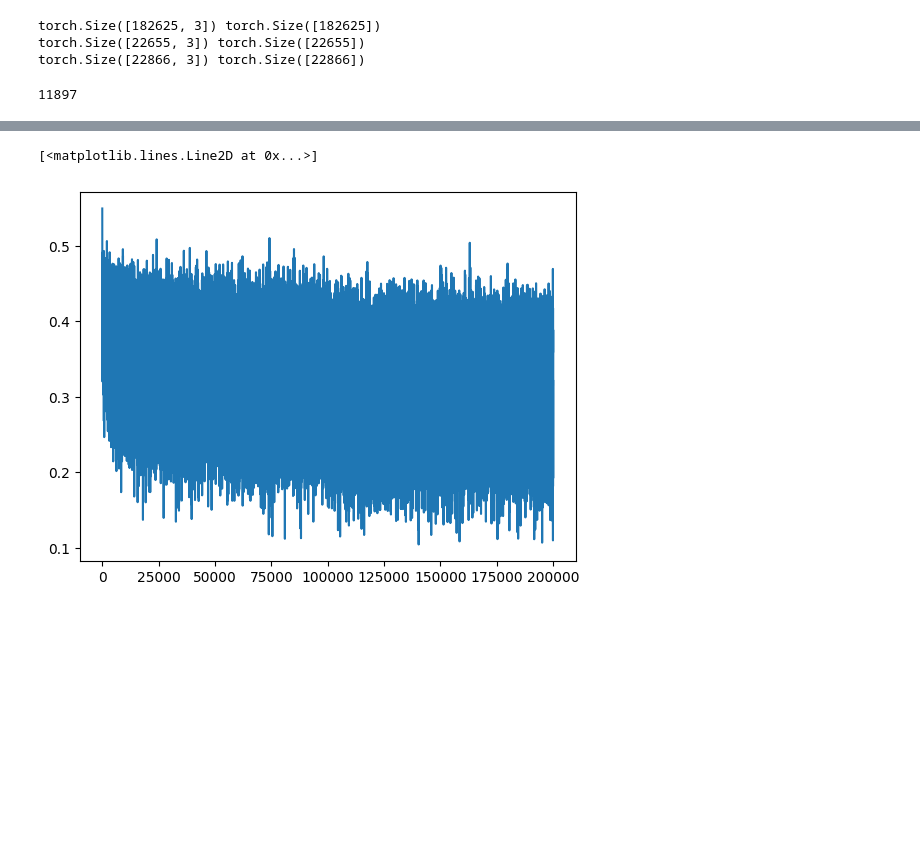
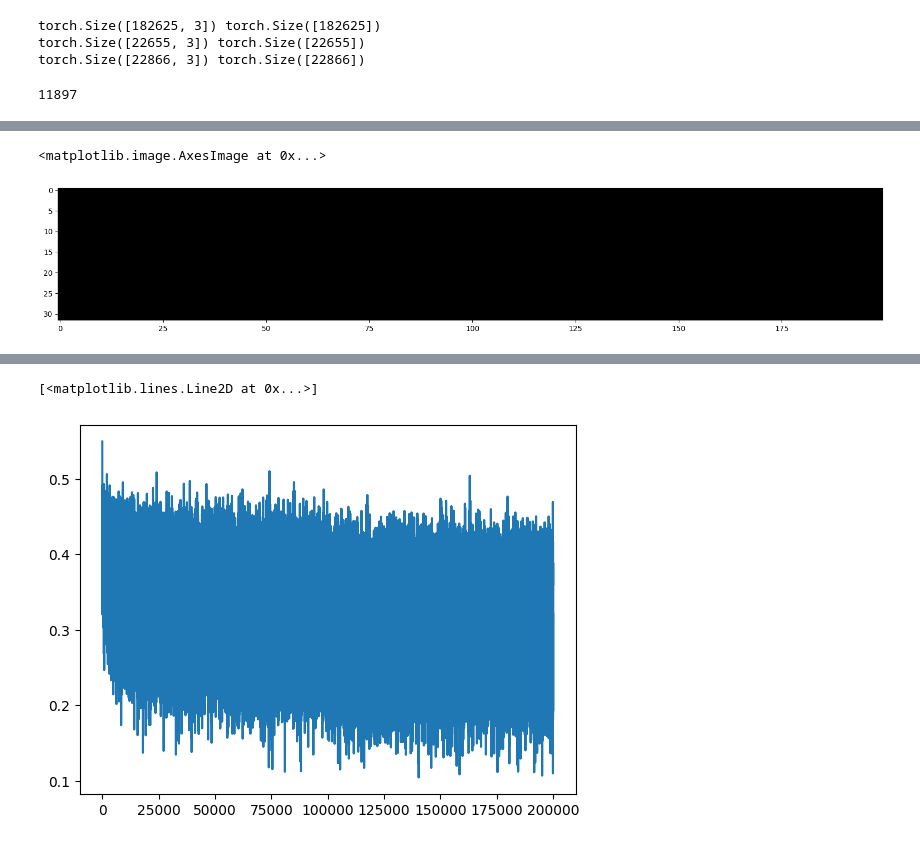
Before and after one commit to SWARITSHUKLA/neural-probabilistic-language-model, a Jupyter notebook: lecture3_notes.ipynb, the cells around one changed output, grey strips where cells are left out. Cells and saved outputs as stored; diff of their text form; code cells hidden in the pictures; blank space fills up the shorter version.

```diff
--- a/lecture3_notes.ipynb
+++ b/lecture3_notes.ipynb
@@ -147,0 +137,10 @@ for i in range(max_steps):
+# %%
+plt.figure(figsize = (20,10))
+plt.imshow(h.abs()> 0.99, cmap = 'gray', interpolation = 'nearest')
+#here it shows all of the neurons are very very active because they are majority white (>0.99)
+#if any one of the neurons (columns here) were fully white meaning all the activations were (>0.99) for every exapmle(rows) it would basically be a deaed neuron
+#its fairly simple to solve this issue just make the weights and biases going in the tanh activation very very small and setting biases to zero is also fine.
+#The graph below is all black because we have fixed the issue
+# %% [output]
+<matplotlib.image.AxesImage at 0x...>
+[figure, added]
```
Also changed, not shown: parts of 7 cells of this notebook.
